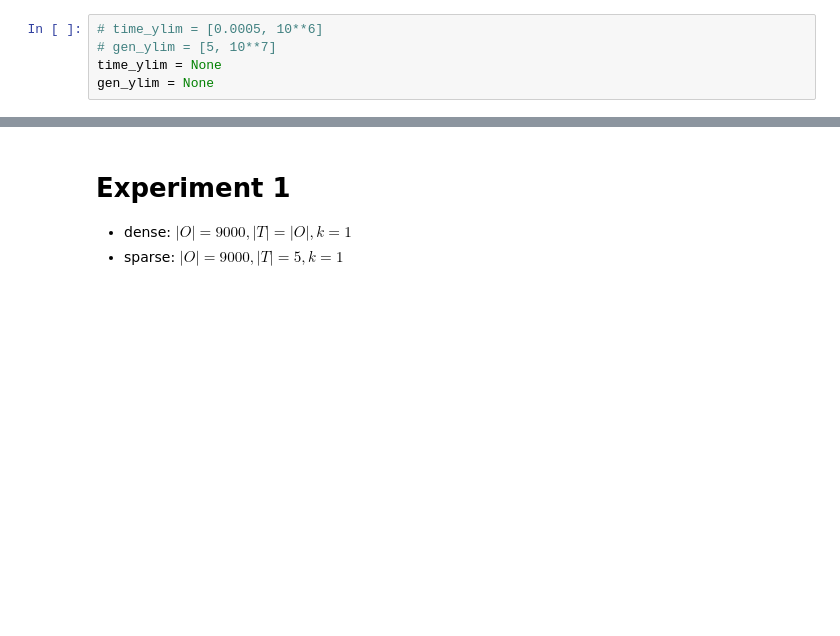
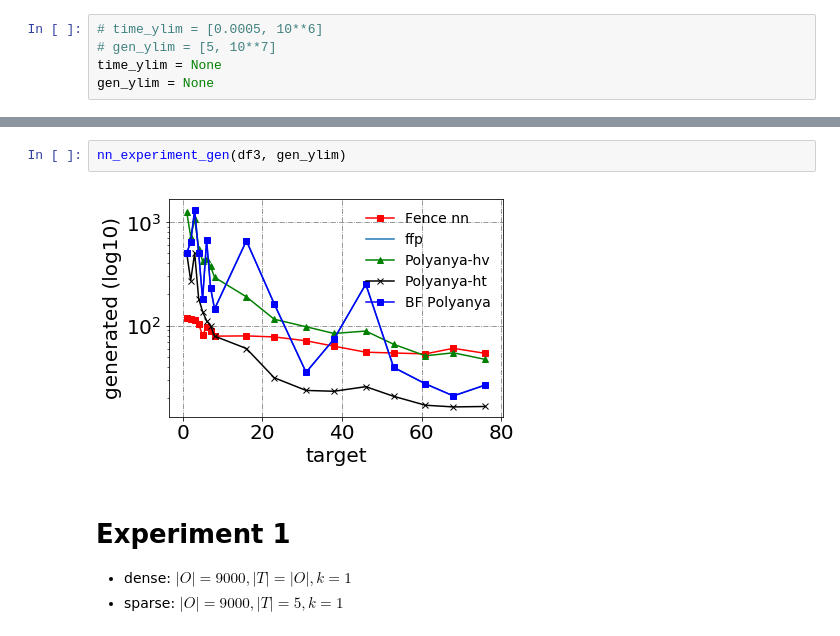
Before and after one commit to eggeek/Nav-Mesh-OkNN, a Jupyter notebook: analysis/Analysis.ipynb, the cells around one changed output, grey strips where cells are left out. Saved outputs shown, nothing was run; the diff lists cells and outputs as text; blank space fills up the shorter version.

```diff
--- a/analysis/Analysis.ipynb
+++ b/analysis/Analysis.ipynb
@@ -64,3 +85,7 @@ gen_ylim = None
+# %%
+nn_experiment_gen(df3, gen_ylim)
+# %% [output]
+[figure, added]
 # %% [markdown]
 # Experiment 1
 
```
Also changed, not shown: parts of 30 cells of this notebook, 38 other files.
